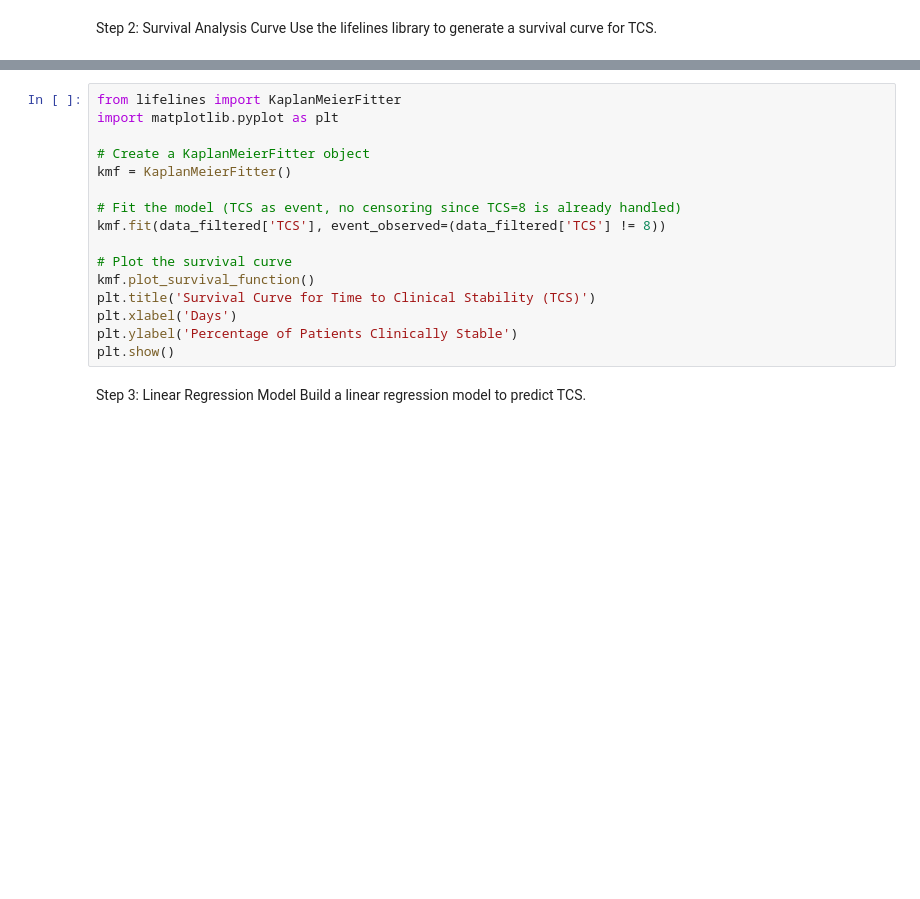
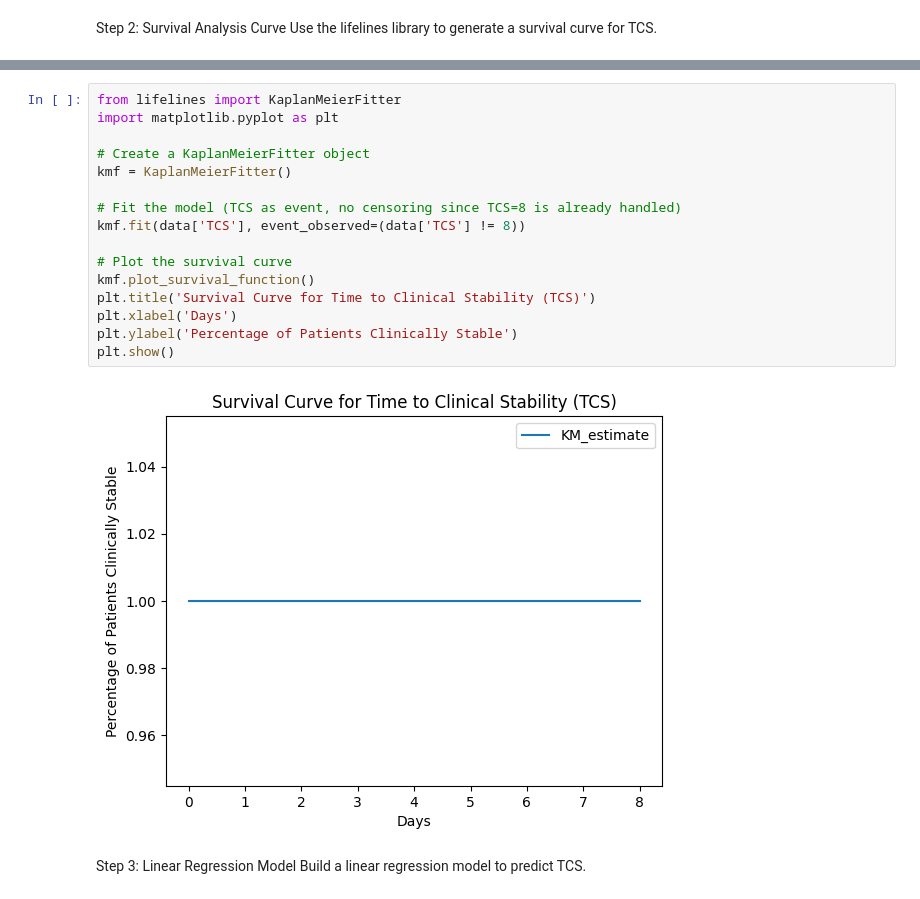
Before and after one commit to Iingxaki/team1_DS450-01_RH-JP, a Jupyter notebook: CAPO_and_TCS.ipynb, the cells around one changed output, grey strips where cells are left out. Cells and saved outputs as stored; diff of their text form; blank space fills up the shorter version.

```diff
--- a/CAPO_and_TCS.ipynb
+++ b/CAPO_and_TCS.ipynb
@@ -81,19 +175,21 @@ Use the lifelines library to generate a survival curve for TCS.
 # %%
 from lifelines import KaplanMeierFitter
 import matplotlib.pyplot as plt
 
 # Create a KaplanMeierFitter object
 kmf = KaplanMeierFitter()
 
 # Fit the model (TCS as event, no censoring since TCS=8 is already handled)
-kmf.fit(data_filtered['TCS'], event_observed=(data_filtered['TCS'] != 8))
+kmf.fit(data['TCS'], event_observed=(data['TCS'] != 8))
 
 # Plot the survival curve
 kmf.plot_survival_function()
 plt.title('Survival Curve for Time to Clinical Stability (TCS)')
 plt.xlabel('Days')
 plt.ylabel('Percentage of Patients Clinically Stable')
 plt.show()
+# %% [output]
+[figure, added]
 # %% [markdown]
 Step 3: Linear Regression Model
 Build a linear regression model to predict TCS.
```
Also changed, not shown: parts of 18 cells of this notebook.
